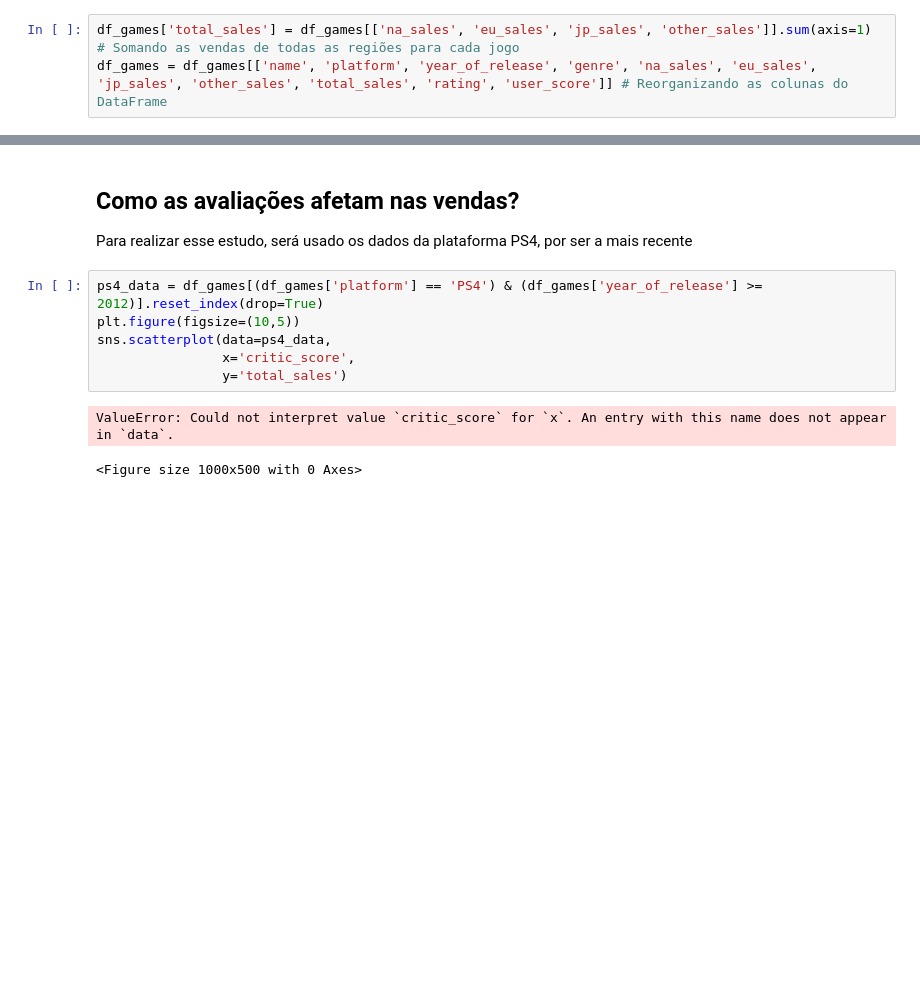
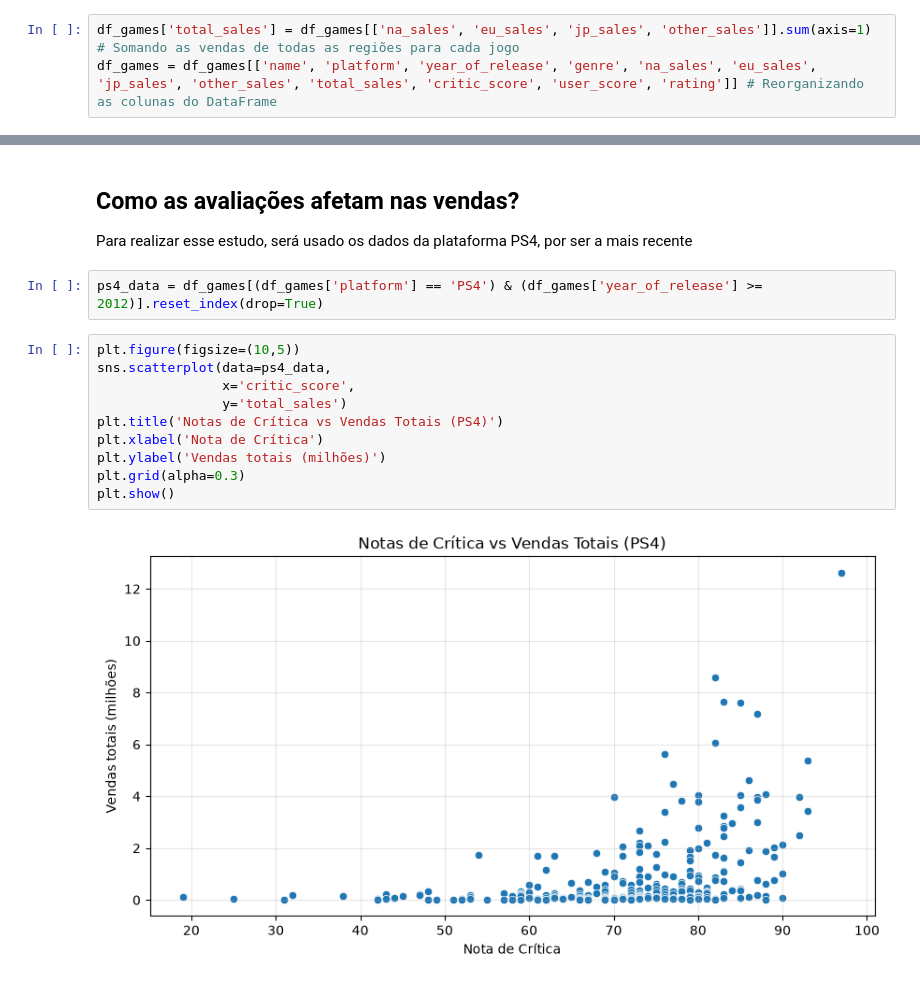
Before and after one commit to vitorcalelo/data-analysis-coursework, a Jupyter notebook: sprint-06-integrated-project-1/integrated-project-1.ipynb, the cells around one changed output, grey strips where cells are left out. Cells and saved outputs as stored; diff of their text form; blank space fills up the shorter version.

```diff
--- a/sprint-06-integrated-project-1/integrated-project-1.ipynb
+++ b/sprint-06-integrated-project-1/integrated-project-1.ipynb
@@ -91,7 +91,7 @@ já os ausentes referentes a avaliação ('critic_score', 'user_score' e 'rating
 ### Soma de todas as vendas
 # %%
 df_games['total_sales'] = df_games[['na_sales', 'eu_sales', 'jp_sales', 'other_sales']].sum(axis=1) # Somando as vendas de todas as regiões para cada jogo
-df_games = df_games[['name', 'platform', 'year_of_release', 'genre', 'na_sales', 'eu_sales', 'jp_sales', 'other_sales', 'total_sales', 'rating', 'user_score']] # Reorganizando as colunas do DataFrame
+df_games = df_games[['name', 'platform', 'year_of_release', 'genre', 'na_sales', 'eu_sales', 'jp_sales', 'other_sales', 'total_sales', 'critic_score', 'user_score', 'rating']] # Reorganizando as colunas do DataFrame
 # %% [markdown]
 ## Analisando os dados
 # %%
@@ -288,12 +288,17 @@ Apesar das medianas moderadas, o faturamento é fortemente alavancado por outlie
 ## Como as avaliações afetam nas vendas?
 
 Para realizar esse estudo, será usado os dados da plataforma PS4, por ser a mais recente
+# %%
+ps4_data = df_games[(df_games['platform'] == 'PS4') & (df_games['year_of_release'] >= 2012)].reset_index(drop=True)
 # %%
-ps4_data = df_games[(df_games['platform'] == 'PS4') & (df_games['year_of_release'] >= 2012)].reset_index(drop=True)
 plt.figure(figsize=(10,5))
 sns.scatterplot(data=ps4_data,
                 x='critic_score',
                 y='total_sales')
+plt.title('Notas de Crítica vs Vendas Totais (PS4)')
+plt.xlabel('Nota de Crítica')
+plt.ylabel('Vendas totais (milhões)')
+plt.grid(alpha=0.3)
+plt.show()
 # %% [output]
-ValueError: Could not interpret value `critic_score` for `x`. An entry with this name does not appear in `data`.
-<Figure size 1000x500 with 0 Axes>
+[figure, added]
```
Also changed, not shown: parts of 4 cells of this notebook.
